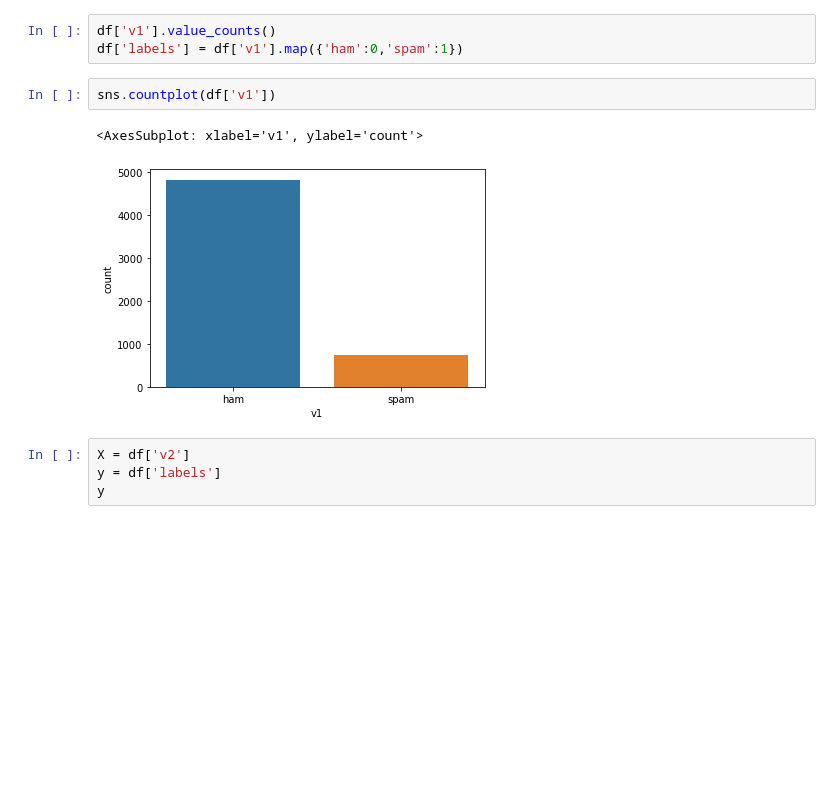
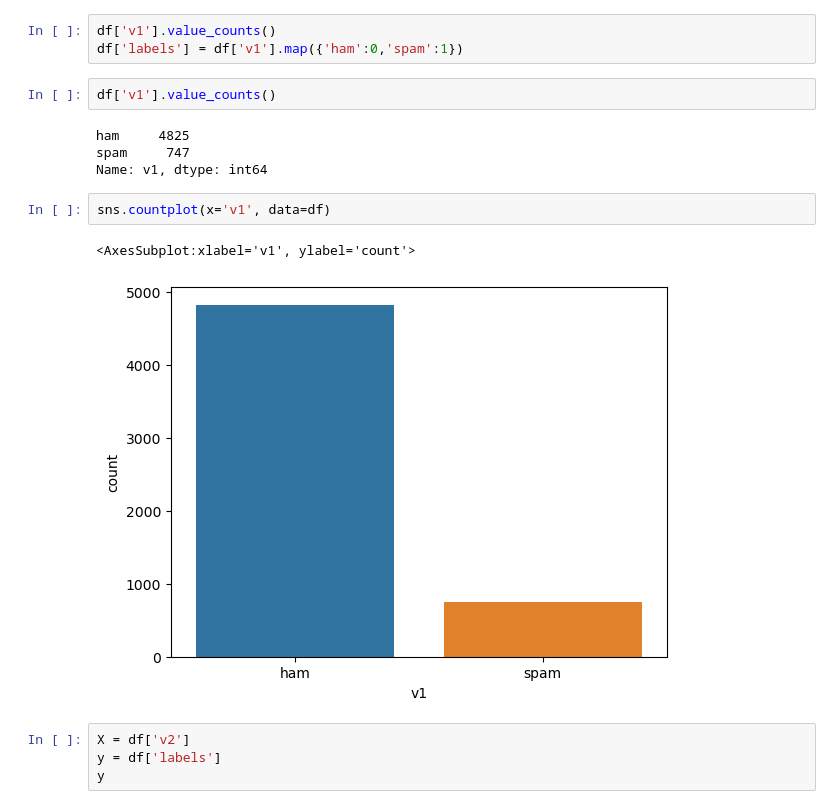
Before and after one commit to rkumar-bengaluru/data-science, a Jupyter notebook: 18-NLP/05-Spam-Detection/spam_detection.ipynb, the cells around one changed output. Saved outputs shown, nothing was run; the diff lists cells and outputs as text; blank space fills up the shorter version.

```diff
--- a/18-NLP/05-Spam-Detection/spam_detection.ipynb
+++ b/18-NLP/05-Spam-Detection/spam_detection.ipynb
@@ -22,11 +22,17 @@ df.head()
 # %%
 df['v1'].value_counts()
 df['labels'] = df['v1'].map({'ham':0,'spam':1})
+# %%
+df['v1'].value_counts()
+# %% [output]
+ham     4825
+spam     747
+Name: v1, dtype: int64
 # %%
-sns.countplot(df['v1'])
+sns.countplot(x='v1', data=df)
 # %% [output]
-<AxesSubplot: xlabel='v1', ylabel='count'>
+<AxesSubplot:xlabel='v1', ylabel='count'>
-[figure, old version]
+[figure, new version]
 # %%
 X = df['v2']
 y = df['labels']
```
Also changed, not shown: parts of 11 cells of this notebook, 10 other files.
